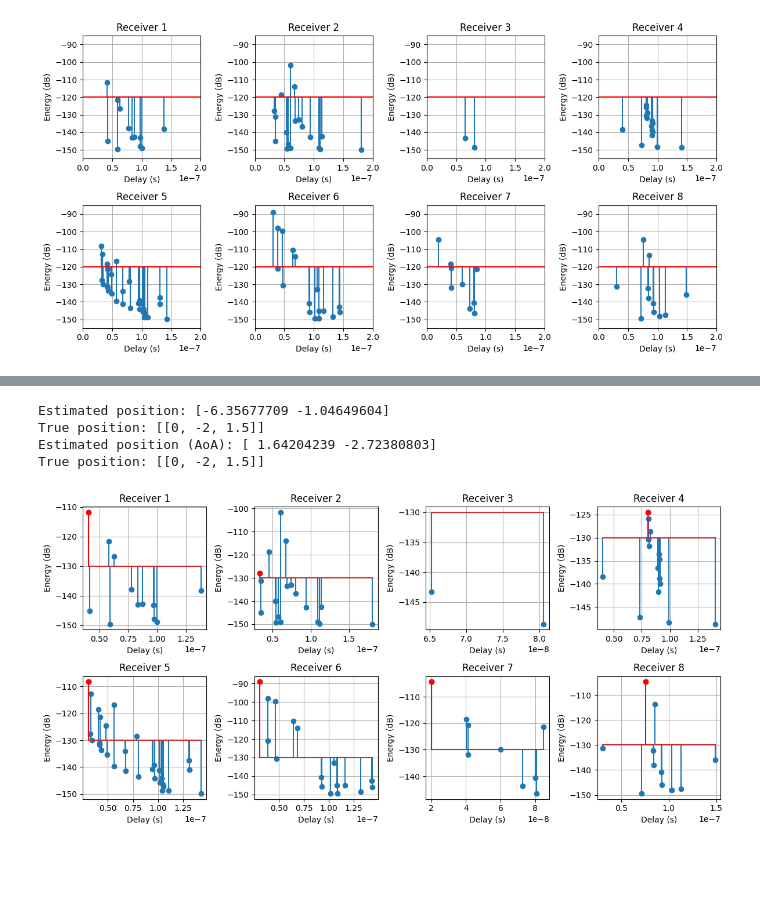
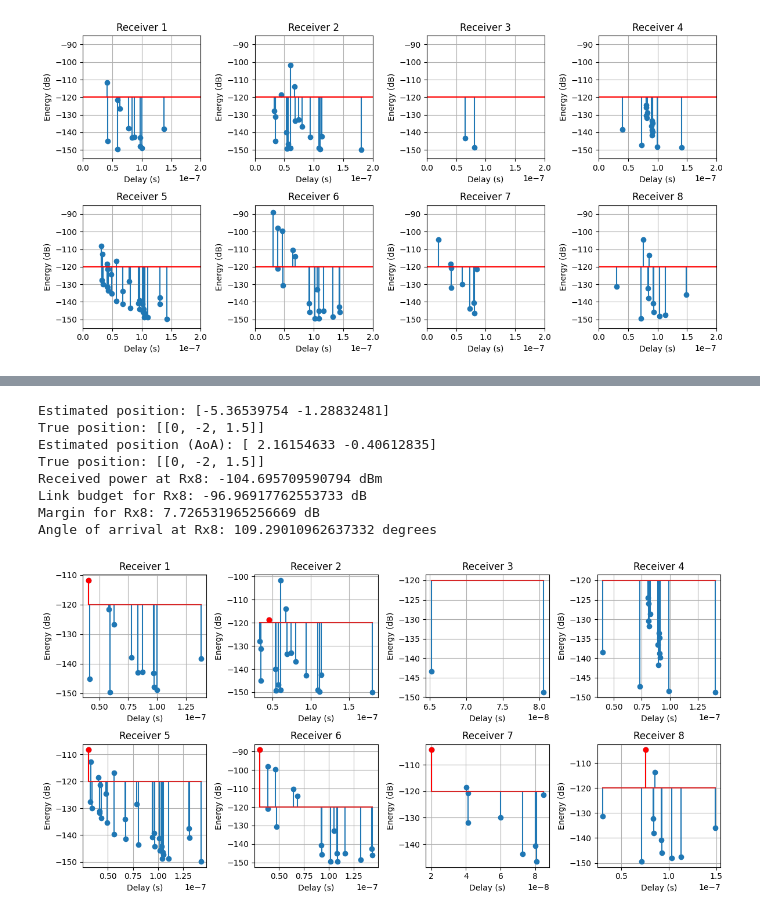
Before and after one commit to lraviart/RayTracing, a Jupyter notebook: Localization/SimpleReflexion.ipynb, the cells around one changed output, grey strips where cells are left out. Saved outputs shown, nothing was run; the diff lists cells and outputs as text; code cells hidden in the pictures; blank space fills up the shorter version.

```diff
--- a/Localization/SimpleReflexion.ipynb
+++ b/Localization/SimpleReflexion.ipynb
@@ -306,0 +371,31 @@ Optimal number of paths: 6
+# %%
+importlib.reload(mp)
+
+RX_idx = 5
+taps_lin_specific = taps_lin[RX_idx]
+estimated_a, estimated_tau = mp.estimate_taps(taps_lin_specific, t, B, 4)
+
+print("Estimated Taps:", estimated_a)
+print("Estimated Delays:", estimated_tau)
+
+plt.figure(figsize=(8, 4))
+plt.stem(t, 10*np.log10(taps_energy[RX_idx]), bottom=10*np.log10(S_RX_lin), markerfmt='go', linefmt='g-', label='Taps Energy')
+plt.stem(estimated_tau, 10*np.log10(np.abs(estimated_a)**2), bottom=10*np.log10(S_RX_lin), markerfmt='ro', linefmt='r-', label='Estimated Taps')
+plt.xlabel('Time (s)')
+plt.ylabel('Power (dB)')
+plt.title('Taps Estimation')
+plt.legend()
+plt.grid(True)
+plt.show()
+
+estimated_reconstructed_channel = np.zeros(t.shape, dtype=complex)
+for i in range(len(estimated_a)):
+    estimated_reconstructed_channel += estimated_a[i] * np.sinc((t - estimated_tau[i]) * B)
+plt.figure(figsize=(8, 4))
+plt.stem(t, 10*np.log10(np.abs(estimated_reconstructed_channel)**2), bottom=10*np.log10(S_RX_lin), markerfmt='bo', linefmt='b-', label='Estimated Reconstructed Channel')
+plt.xlabel('Time (s)')
+plt.ylabel('Power (dB)')
+plt.title('Estimated Reconstructed Channel')
+plt.legend()
+plt.grid(True)
+plt.show()
@@ -320,37 +424,48 @@ first_taps_ang = 360 * np.ones(8)
 
 for i in range(8):
     for j in range(len(energies[i])):
-        if energies[i][j] >= S_RX_lin * 1e-0:
+        if energies[i][j] >= S_RX_lin * 1e-0 and i in [0, 1, 2, 3, 4, 5, 6, 7]:
             first_taps[i] = tau[i][j]
             first_taps_mag[i] = energies[i][j]
             first_taps_ang[i] = angles[i][j]
             break
 
 
 plt.figure(figsize=(12, 6))
 for i in range(8):
     plt.subplot(2, 4, i+1)
     plt.stem(tau[i], 10*np.log10(energies[i]), bottom=10*np.log10(S_RX_lin))
     if first_taps[i] >= 0:
         plt.stem(first_taps[i], 10*np.log10(first_taps_mag[i]), linefmt='r-', markerfmt='ro', bottom=10*np.log10(S_RX_lin))
     plt.title(f"Receiver {i+1}")
     plt.xlabel("Delay (s)")
     plt.ylabel("Energy (dB)")
     plt.grid()
 plt.tight_layout()
 
 TdoaLocalizer = Tdoa.TdoaLocalization(first_taps, RX_positions)
 position_estimate = TdoaLocalizer.localize()
 print("Estimated position:", position_estimate)
 print("True position:", tx.position)
 
 AoaLocalizer = Aoa.AoaLocalization(first_taps_ang, RX_positions)
 position_estimate_aoa = AoaLocalizer.localize()
 print("Estimated position (AoA):", position_estimate_aoa)
 print("True position:", tx.position)
+
+energy_received = first_taps_mag[7]
+link_budget_dB = 10*np.log10(P_TX_lin) + 20*np.log10(1/(4*np.pi*first_taps[7]*3.5e9)) + 2*1.76
+print(f"Received power at Rx8: {10*np.log10(energy_received)} dBm")
+print(f"Link budget for Rx8: {link_budget_dB} dB")
+print(f"Margin for Rx8: {link_budget_dB - 10*np.log10(energy_received)} dB")
+print(f"Angle of arrival at Rx8: {first_taps_ang[7]*180/np.pi} degrees")
 # %% [output]
-Estimated position: [-6.35677709 -1.04649604]
+Estimated position: [-5.36539754 -1.28832481]
 True position: [[0, -2, 1.5]]
-Estimated position (AoA): [ 1.64204239 -2.72380803]
+Estimated position (AoA): [ 2.16154633 -0.40612835]
 True position: [[0, -2, 1.5]]
+Received power at Rx8: -104.695709590794 dBm
+Link budget for Rx8: -96.96917762553733 dB
+Margin for Rx8: 7.726531965256669 dB
+Angle of arrival at Rx8: 109.29010962637332 degrees
-[figure, old version]
+[figure, new version]
```
Also changed, not shown: parts of 9 cells of this notebook, 4 other files.
